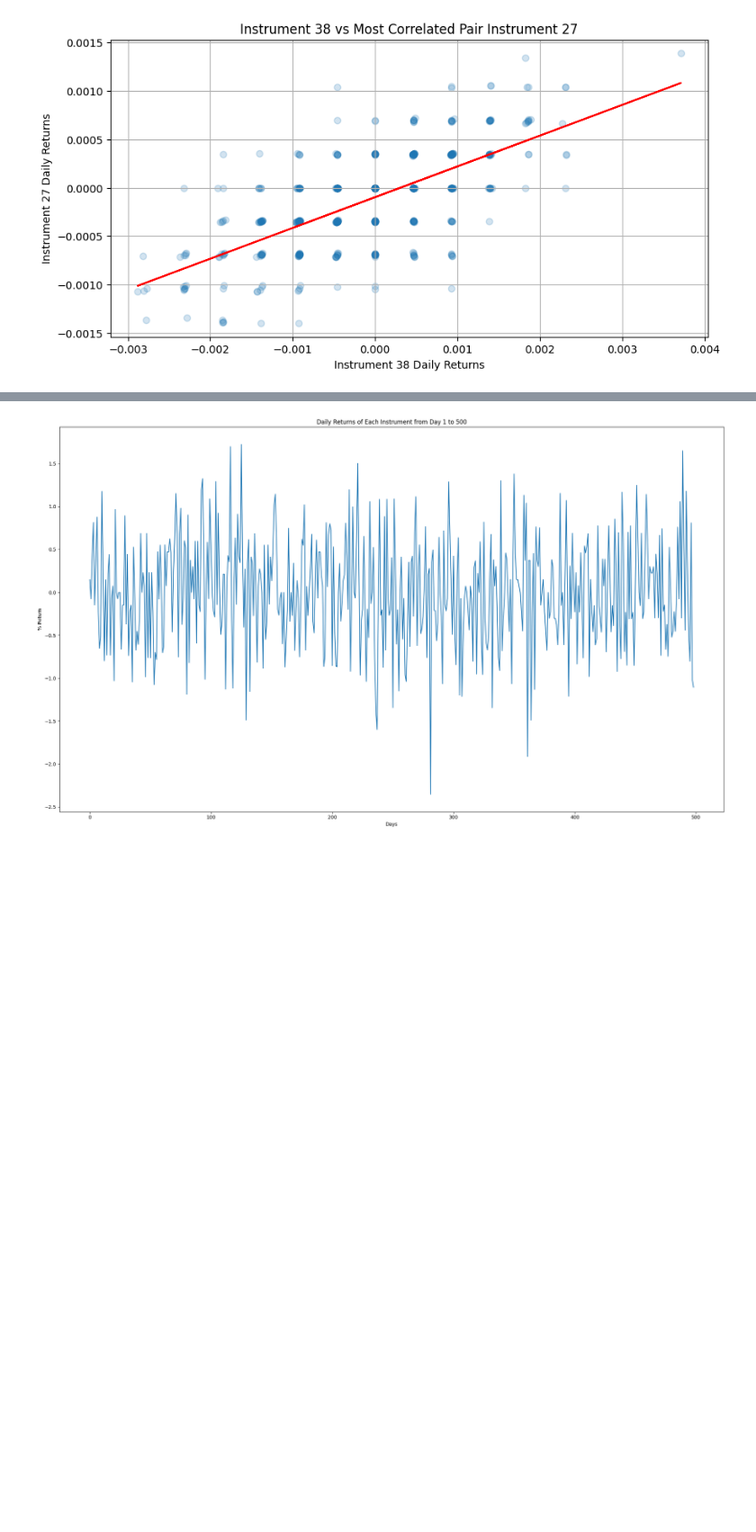
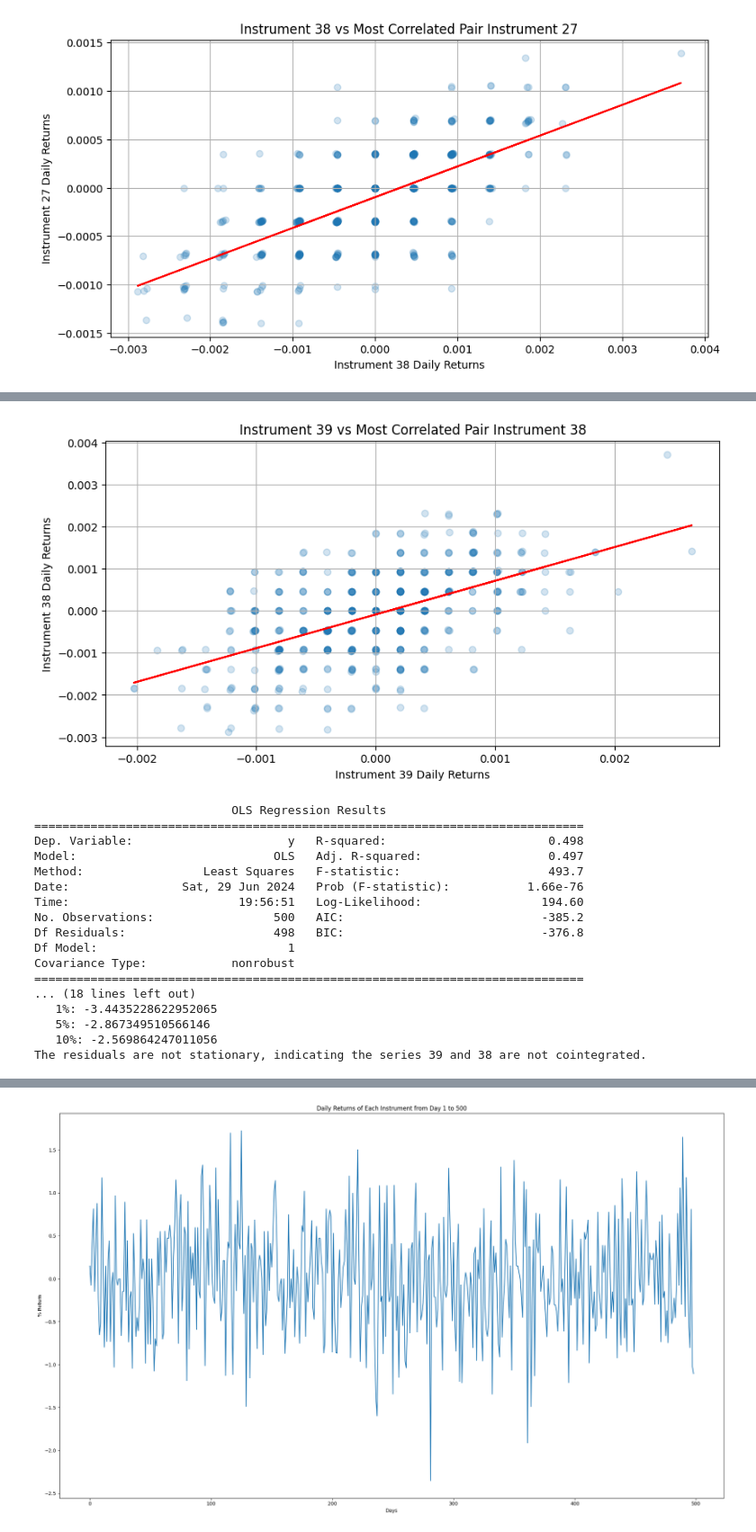
Before and after one commit to cazb2/algothon, a Jupyter notebook: Algothon 2024/eval.ipynb, the cells around one changed output, grey strips where cells are left out. Shown at 90% size. Cells and saved outputs as stored; diff of their text form; code cells hidden in the pictures; blank space fills up the shorter version.

```diff
--- a/Algothon 2024/eval.ipynb
+++ b/Algothon 2024/eval.ipynb
@@ -99,7 +99,7 @@ for i in range(correlation_matrix.shape[0]):
 
 
 for instrument, correlated_pair in most_correlated_pairs.items():
-    if (correlation_matrix[instrument, correlated_pair]) < 0.6:
+    if (correlation_matrix[instrument, correlated_pair]) < 0.5:
         continue
     plt.figure(figsize=(10, 5))
     plt.scatter(daily_returns[instrument], daily_returns[correlated_pair], alpha=0.2)
@@ -168,12 +168,30 @@ Time:                        21:53:48   Log-Likelihood:                 237.82
 No. Observations:                 500   AIC:                            -471.6
 Df Residuals:                     498   BIC:                            -463.2
 Df Model:                           1
 Covariance Type:            nonrobust
 ==============================================================================
 ... (18 lines left out)
    1%: -3.4435494520411605
    5%: -2.8673612117611267
    10%: -2.5698704830567247
 The residuals are not stationary, indicating the series 38 and 27 are not cointegrated.
+[figure, added]
+                            OLS Regression Results
+==============================================================================
+Dep. Variable:                      y   R-squared:                       0.498
+Model:                            OLS   Adj. R-squared:                  0.497
+Method:                 Least Squares   F-statistic:                     493.7
+Date:                Sat, 29 Jun 2024   Prob (F-statistic):           1.66e-76
+Time:                        19:56:51   Log-Likelihood:                 194.60
+No. Observations:                 500   AIC:                            -385.2
+Df Residuals:                     498   BIC:                            -376.8
+Df Model:                           1
+Covariance Type:            nonrobust
+==============================================================================
+... (18 lines left out)
+   1%: -3.4435228622952065
+   5%: -2.867349510566146
+   10%: -2.569864247011056
+The residuals are not stationary, indicating the series 39 and 38 are not cointegrated.
 # %%
 from itertools import cycle
```
Also changed, not shown: parts of 3 cells of this notebook, 1 other file.
